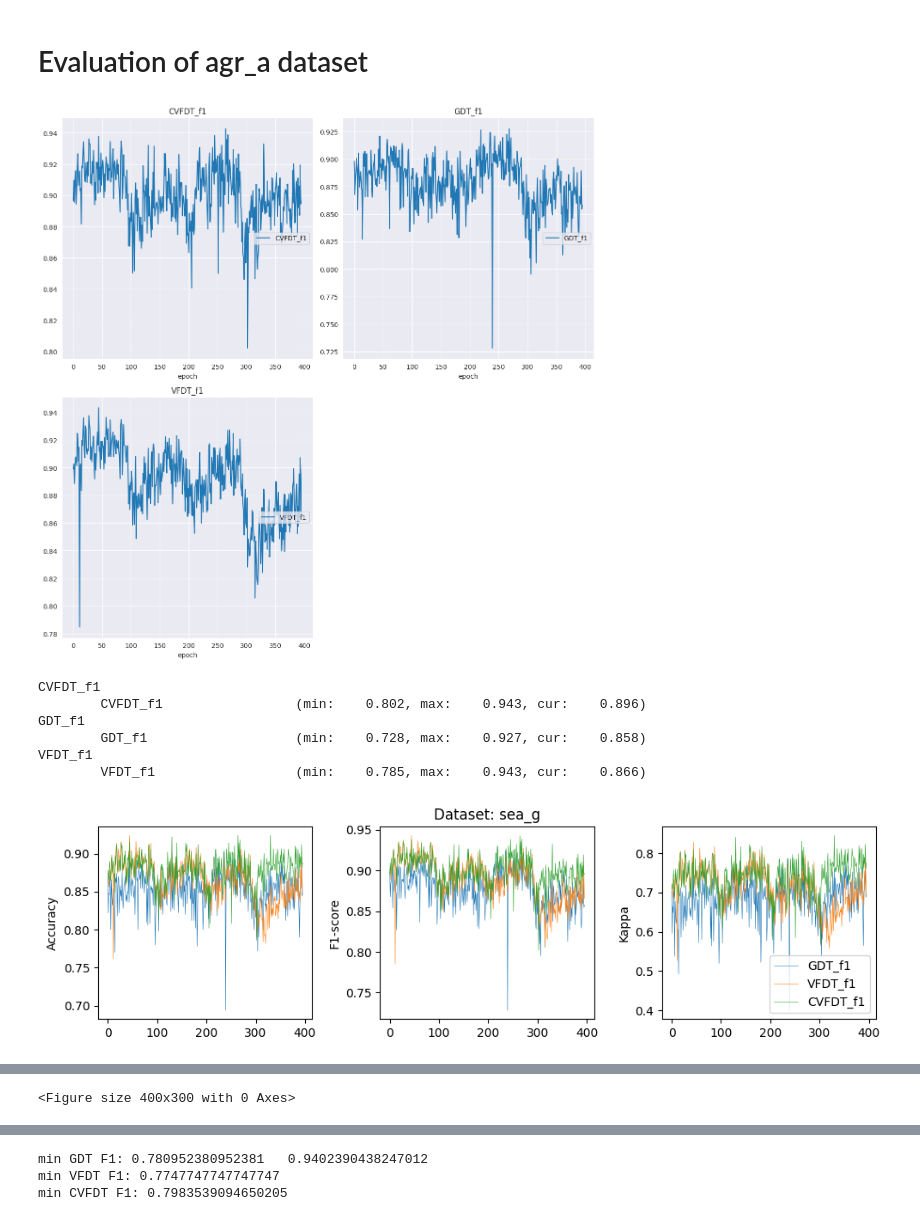
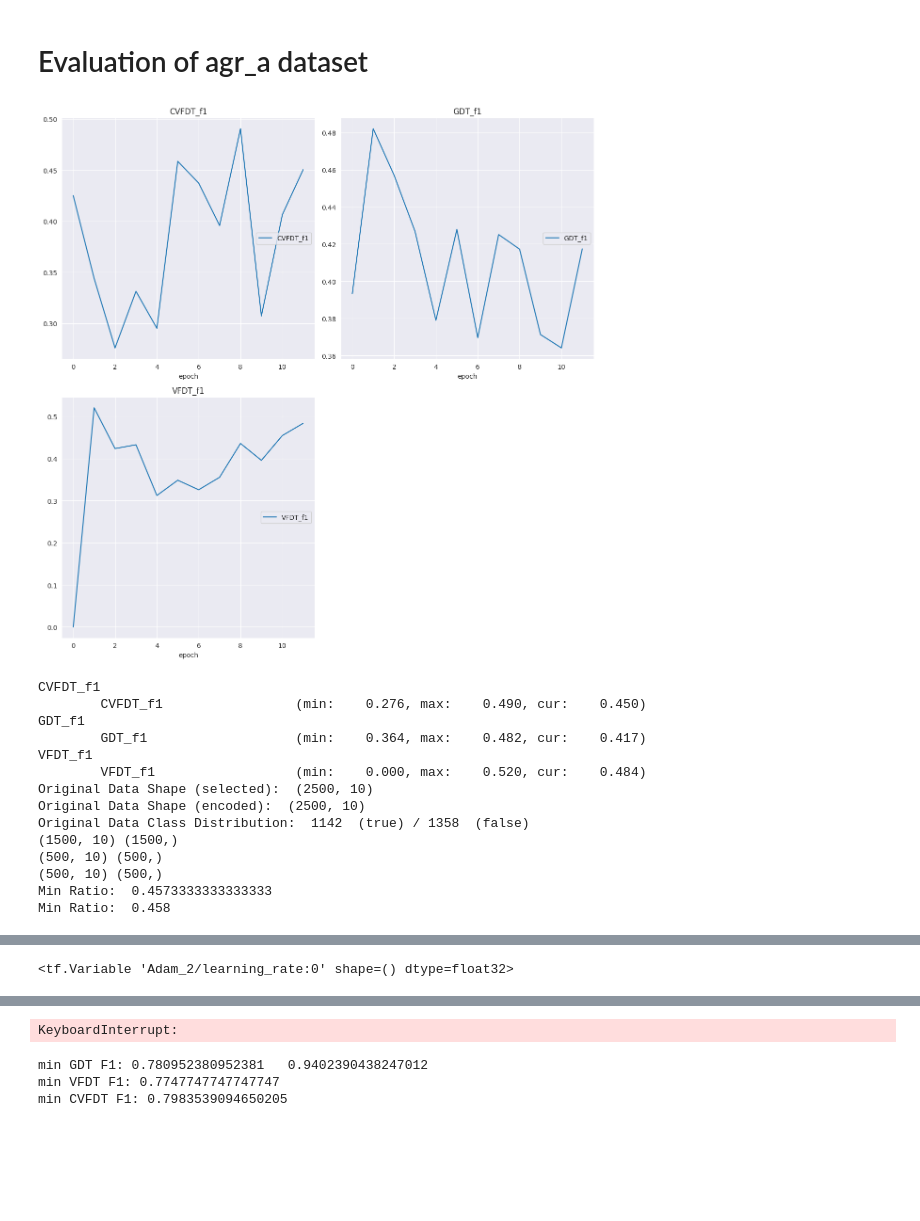
Before and after one commit to Leon209/Thesis, a Jupyter notebook: notebooks/evaluation.ipynb, the cells around one changed output, grey strips where cells are left out. Saved outputs shown, nothing was run; the diff lists cells and outputs as text; code cells hidden in the pictures; blank space fills up the shorter version.

```diff
--- a/notebooks/evaluation.ipynb
+++ b/notebooks/evaluation.ipynb
@@ -127,8 +126,8 @@ def split_df_chunks(data_df,chunk_size):
 # Evaluation of agr_a dataset
 # %%
 from sklearn.metrics import cohen_kappa_score
-#'NOAA_Weather','agr_a','agr_g',
-dataset_names = ['airlines','electricity','hyperplane','rbf_f','rbf_m','sea_a','sea_g']
+#'NOAA_Weather','agr_a','agr_g','airlines','electricity','hyperplane','rbf_f','rbf_m','sea_a','sea_g'
+dataset_names = ['rbf_f']
 for dataset_name in dataset_names:
     config = get_config_for_dataset(dataset_name)
 
@@ -351,38 +350,45 @@ for dataset_name in dataset_names:
         t0 = time.time()
         for i in range(0, len(dataset_dict['X_test'])):
             y_pred_CVFDT.append(CVFDT_classifier.predict(np.array([temp_X_test[i]], np.float64))[0])
         CVFDT_f1 = f1_score(y_test_data, y_pred_CVFDT)
         CVFDT_acc = accuracy_score(y_test_data, y_pred_CVFDT)
         CVFDT_kappa = cohen_kappa_score(y_test_data,y_pred_CVFDT)
         t1 = time.time()
         timer['prediction']['CVFDT'] = timer['prediction']['CVFDT']+t1-t0
 
 
 
         plotlosses_benchmark.update({'GDT_f1': GDT_f1,'VFDT_f1': VFDT_f1, 'CVFDT_f1':CVFDT_f1})
         plotlosses_benchmark.send()
 
 
         scores_GDT['f1'] = np.append(scores_GDT['f1'], GDT_f1)
         scores_VFDT['f1'] = np.append(scores_VFDT['f1'], VFDT_f1)
         scores_CVFDT['f1'] = np.append(scores_CVFDT['f1'], CVFDT_f1)
 
         scores_GDT['acc'] = np.append(scores_GDT['acc'], GDT_acc)
         scores_VFDT['acc'] = np.append(scores_VFDT['acc'], VFDT_acc)
         scores_CVFDT['acc'] = np.append(scores_CVFDT['acc'], CVFDT_acc)
 
         scores_GDT['kappa'] = np.append(scores_GDT['kappa'], GDT_kappa)
         scores_VFDT['kappa'] = np.append(scores_VFDT['kappa'], VFDT_kappa)
         scores_CVFDT['kappa'] = np.append(scores_CVFDT['kappa'], CVFDT_kappa)
 
 
     save_scores(dataset_name, scores_GDT, scores_VFDT, scores_CVFDT, VFDT_classifier, CVFDT_classifier, config, timer)
 # %% [output]
-[figure, old version]
+[figure, new version]
 CVFDT_f1
-        CVFDT_f1                 (min:    0.802, max:    0.943, cur:    0.896)
+        CVFDT_f1                 (min:    0.276, max:    0.490, cur:    0.450)
 GDT_f1
-        GDT_f1                   (min:    0.728, max:    0.927, cur:    0.858)
+        GDT_f1                   (min:    0.364, max:    0.482, cur:    0.417)
 VFDT_f1
-        VFDT_f1                  (min:    0.785, max:    0.943, cur:    0.866)
+        VFDT_f1                  (min:    0.000, max:    0.520, cur:    0.484)
+Original Data Shape (selected):  (2500, 10)
+Original Data Shape (encoded):  (2500, 10)
+Original Data Class Distribution:  1142  (true) / 1358  (false)
+(1500, 10) (1500,)
+(500, 10) (500,)
+(500, 10) (500,)
+Min Ratio:  0.4573333333333333
+Min Ratio:  0.458
-[figure, removed]
@@ -390 +395 @@ VFDT_f1
-<Figure size 400x300 with 0 Axes>
+<tf.Variable 'Adam_2/learning_rate:0' shape=() dtype=float32>
@@ -392,3 +396,4 @@ VFDT_f1
+KeyboardInterrupt:
 # %%
 #Plot results
 X = np.arange(0, len(scores_GDT['f1']), 1)
```
Also changed, not shown: parts of 3 cells of this notebook, 17 other files.
